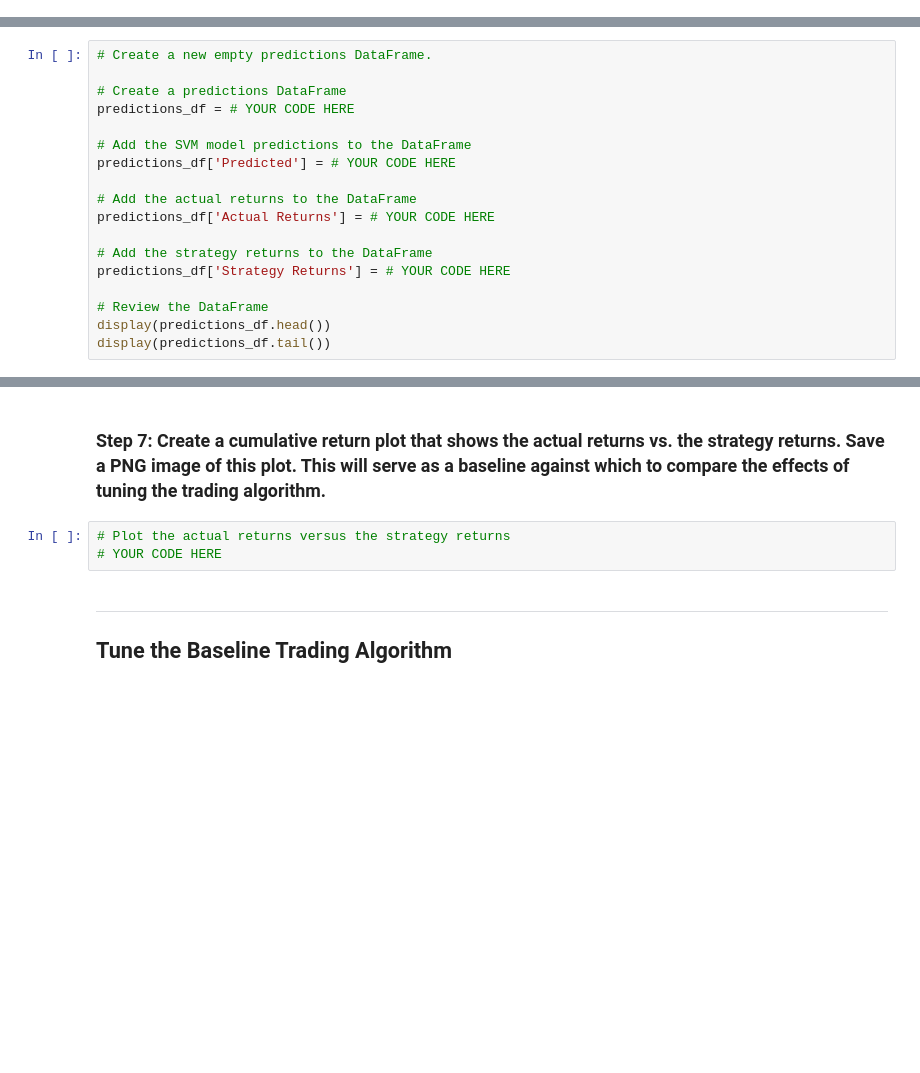
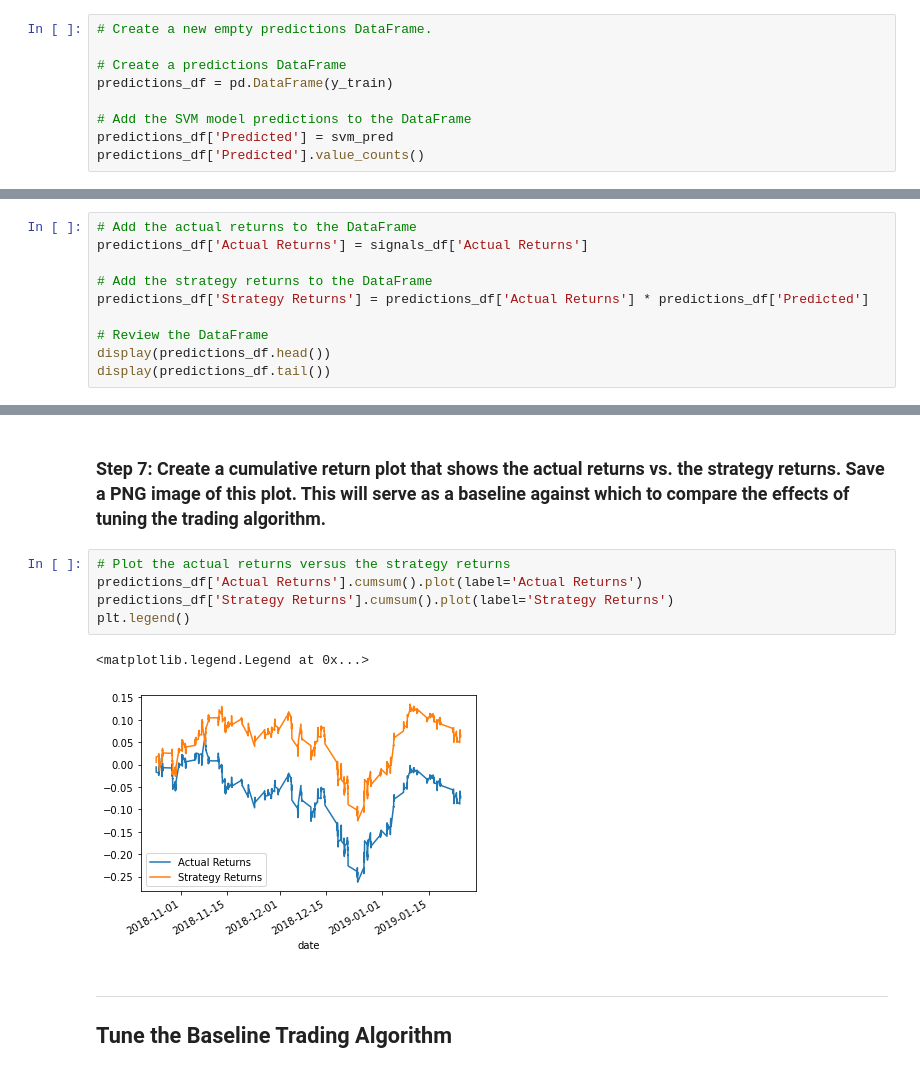
Before and after one commit to coronado212/algorithmic_trading_ml_14, a Jupyter notebook: machine_learning_trading_bot.ipynb, the cells around one changed output, grey strips where cells are left out. Saved outputs shown, nothing was run; the diff lists cells and outputs as text; blank space fills up the shorter version.

Commit message:
strategy results

```diff
--- a/machine_learning_trading_bot.ipynb
+++ b/machine_learning_trading_bot.ipynb
@@ -346,3 +346,12 @@ print(svm_testing_report)
 weighted avg       0.52      0.52      0.43      1517
 # %% [markdown]
 ### Step 6: Create a predictions DataFrame that contains columns for “Predicted” values, “Actual Returns”, and “Strategy Returns”.
+# %%
+# Create a new empty predictions DataFrame.
+
+# Create a predictions DataFrame
+predictions_df = pd.DataFrame(y_train)
+
+# Add the SVM model predictions to the DataFrame
+predictions_df['Predicted'] = svm_pred
+predictions_df['Predicted'].value_counts()
@@ -349,17 +362,9 @@ weighted avg       0.52      0.52      0.43      1517
 # %%
-# Create a new empty predictions DataFrame.
-
-# Create a predictions DataFrame
-predictions_df = # YOUR CODE HERE
-
-# Add the SVM model predictions to the DataFrame
-predictions_df['Predicted'] = # YOUR CODE HERE
-
 # Add the actual returns to the DataFrame
-predictions_df['Actual Returns'] = # YOUR CODE HERE
+predictions_df['Actual Returns'] = signals_df['Actual Returns']
 
 # Add the strategy returns to the DataFrame
-predictions_df['Strategy Returns'] = # YOUR CODE HERE
+predictions_df['Strategy Returns'] = predictions_df['Actual Returns'] * predictions_df['Predicted']
 
 # Review the DataFrame
 display(predictions_df.head())
@@ -368,7 +388,12 @@ display(predictions_df.tail())
 ### Step 7: Create a cumulative return plot that shows the actual returns vs. the strategy returns. Save a PNG image of this plot. This will serve as a baseline against which to compare the effects of tuning the trading algorithm.
 # %%
 # Plot the actual returns versus the strategy returns
-# YOUR CODE HERE
+predictions_df['Actual Returns'].cumsum().plot(label='Actual Returns')
+predictions_df['Strategy Returns'].cumsum().plot(label='Strategy Returns')
+plt.legend()
+# %% [output]
+<matplotlib.legend.Legend at 0x...>
+[figure, added]
 # %% [markdown]
 ---
 
```
Also changed, not shown: parts of 2 cells of this notebook.
